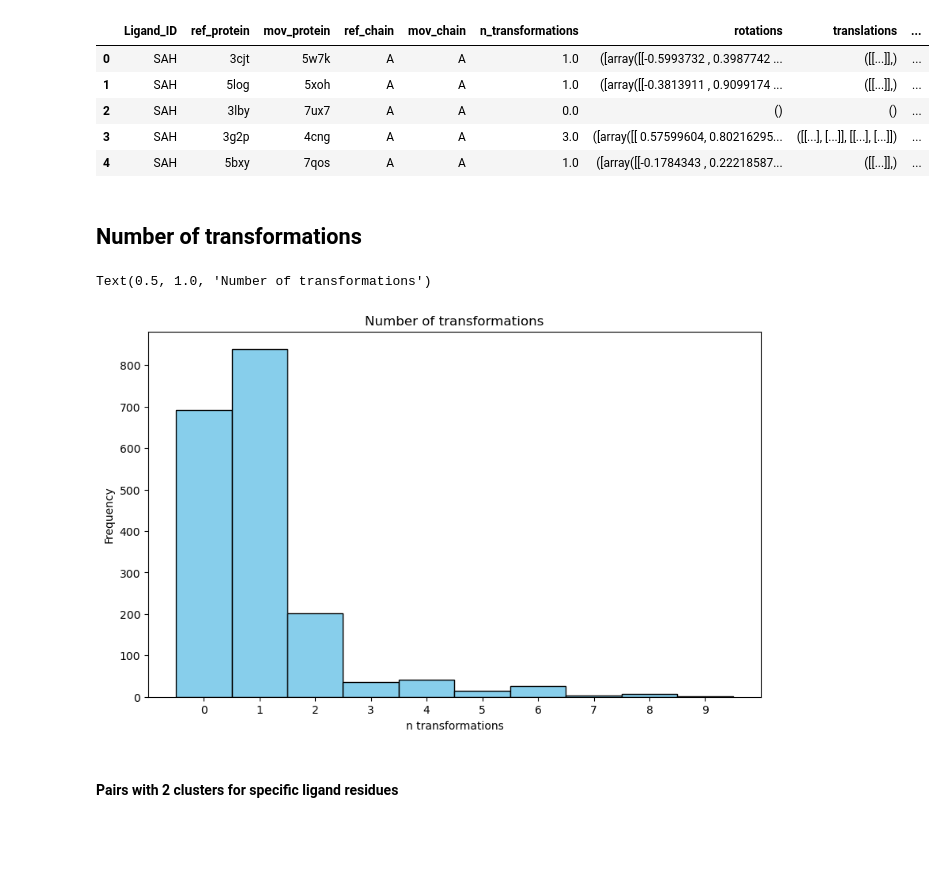
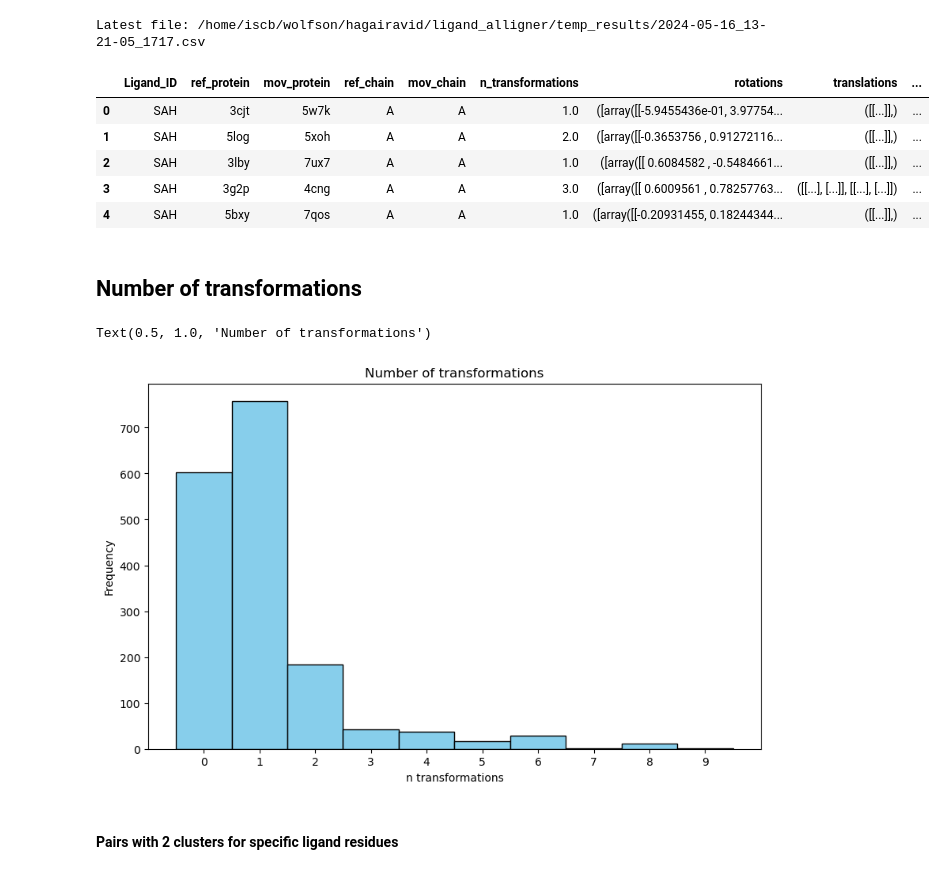
Before and after one commit to hagairavid18/LocAlign, a Jupyter notebook: notebooks/analyze_results.ipynb, the cells around one changed output. Cells and saved outputs as stored; diff of their text form; code cells hidden in the pictures; blank space fills up the shorter version.

```diff
--- a/notebooks/analyze_results.ipynb
+++ b/notebooks/analyze_results.ipynb
@@ -6,26 +10,39 @@ import ast
 # %%
-df = pd.read_csv("/home/iscb/wolfson/hagairavid/ligand_alligner/temp_results/2024-05-15_14-18-43_1900.csv")
+prefix = "2024-05-16_13-21-05"
+directory = "/home/iscb/wolfson/hagairavid/ligand_alligner/temp_results/"
+matching_files = [f for f in os.listdir(directory) if f.startswith(prefix)]
+
+if matching_files:
+    latest_file = max(matching_files, key=lambda x: os.path.getmtime(os.path.join(directory, x)))
+    file_path = os.path.join(directory, latest_file)
+    print("Latest file:", file_path)
+else:
+    print("No matching files found.")
+df = pd.read_csv(file_path)
+
+
 df['coverage'] = df['coverage'].astype(str)
 df['rmse'] = df['rmse'].astype(str)
 
 def str_to_list_of_lists(s):
     try:
         tuple_of_lists = ast.literal_eval(s)
         list_of_lists = [list(sublist) for sublist in tuple_of_lists]
         return list_of_lists
     except:
         return []
 
 df['coverage'] = df['coverage'].apply(str_to_list_of_lists)
 df['rmse'] = df['rmse'].apply(str_to_list_of_lists)
 df.head()
 # %% [output]
+Latest file: /home/iscb/wolfson/hagairavid/ligand_alligner/temp_results/2024-05-16_13-21-05_1717.csv
 |  | Ligand_ID | ref_protein | mov_protein | ref_chain | mov_chain | n_transformations | rotations | translations | ... |
-| 0 | SAH | 3cjt | 5w7k | A | A | 1.0 | ([array([[-0.5993732 , 0.3987742 ... | ([[...]],) | ... |
-| 1 | SAH | 5log | 5xoh | A | A | 1.0 | ([array([[-0.3813911 , 0.9099174 ... | ([[...]],) | ... |
-| 2 | SAH | 3lby | 7ux7 | A | A | 0.0 | () | () | ... |
-| 3 | SAH | 3g2p | 4cng | A | A | 3.0 | ([array([[ 0.57599604, 0.80216295... | ([[...], [...]], [[...], [...]]) | ... |
-| 4 | SAH | 5bxy | 7qos | A | A | 1.0 | ([array([[-0.1784343 , 0.22218587... | ([[...]],) | ... |
+| 0 | SAH | 3cjt | 5w7k | A | A | 1.0 | ([array([[-5.9455436e-01, 3.97754... | ([[...]],) | ... |
+| 1 | SAH | 5log | 5xoh | A | A | 2.0 | ([array([[-0.3653756 , 0.91272116... | ([[...]],) | ... |
+| 2 | SAH | 3lby | 7ux7 | A | A | 1.0 | ([array([[ 0.6084582 , -0.5484661... | ([[...]],) | ... |
+| 3 | SAH | 3g2p | 4cng | A | A | 3.0 | ([array([[ 0.6009561 , 0.78257763... | ([[...], [...]], [[...], [...]]) | ... |
+| 4 | SAH | 5bxy | 7qos | A | A | 1.0 | ([array([[-0.20931455, 0.18244344... | ([[...]],) | ... |
 # %% [markdown]
 ## Number of transformations
 # %%
@@ -41,7 +58,7 @@ plt.ylabel('Frequency')
 plt.title('Number of transformations')
 # %% [output]
 Text(0.5, 1.0, 'Number of transformations')
-[figure, old version]
+[figure, new version]
 # %% [markdown]
 #### Pairs with 2 clusters for specific ligand residues
 # %%
```
Also changed, not shown: parts of 11 cells of this notebook, 5 other files.
